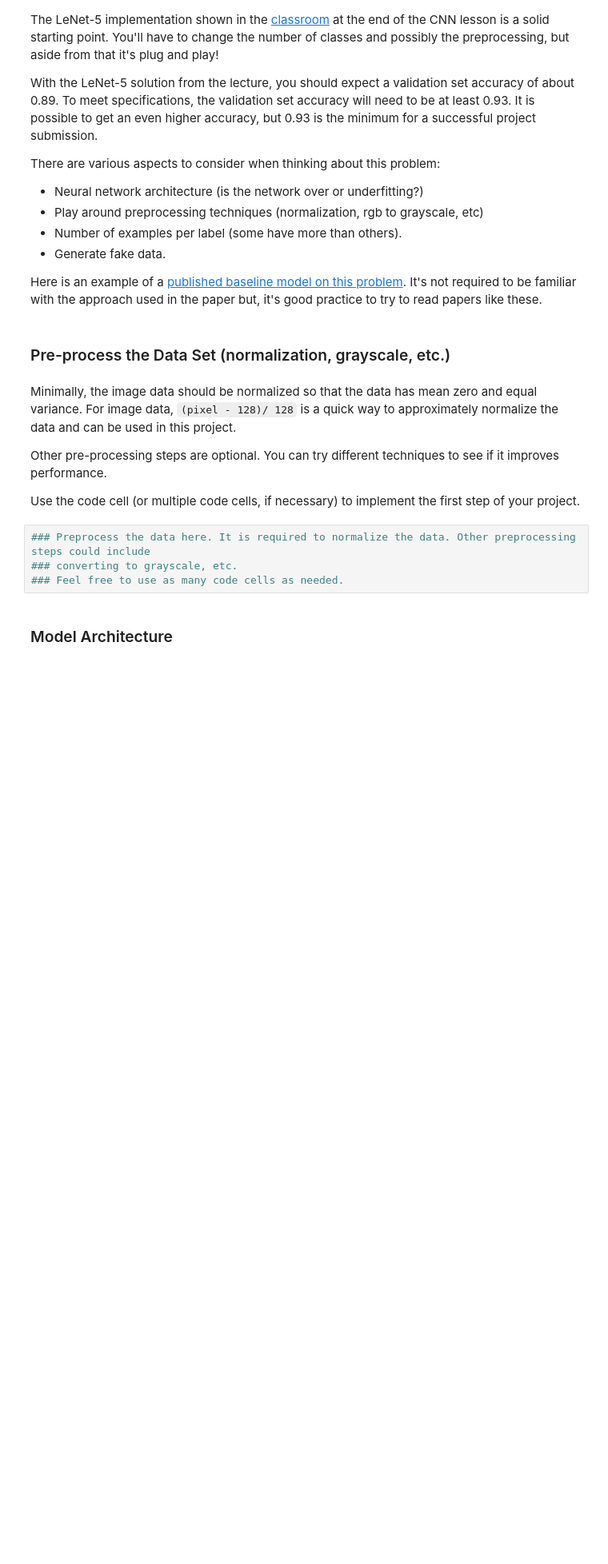
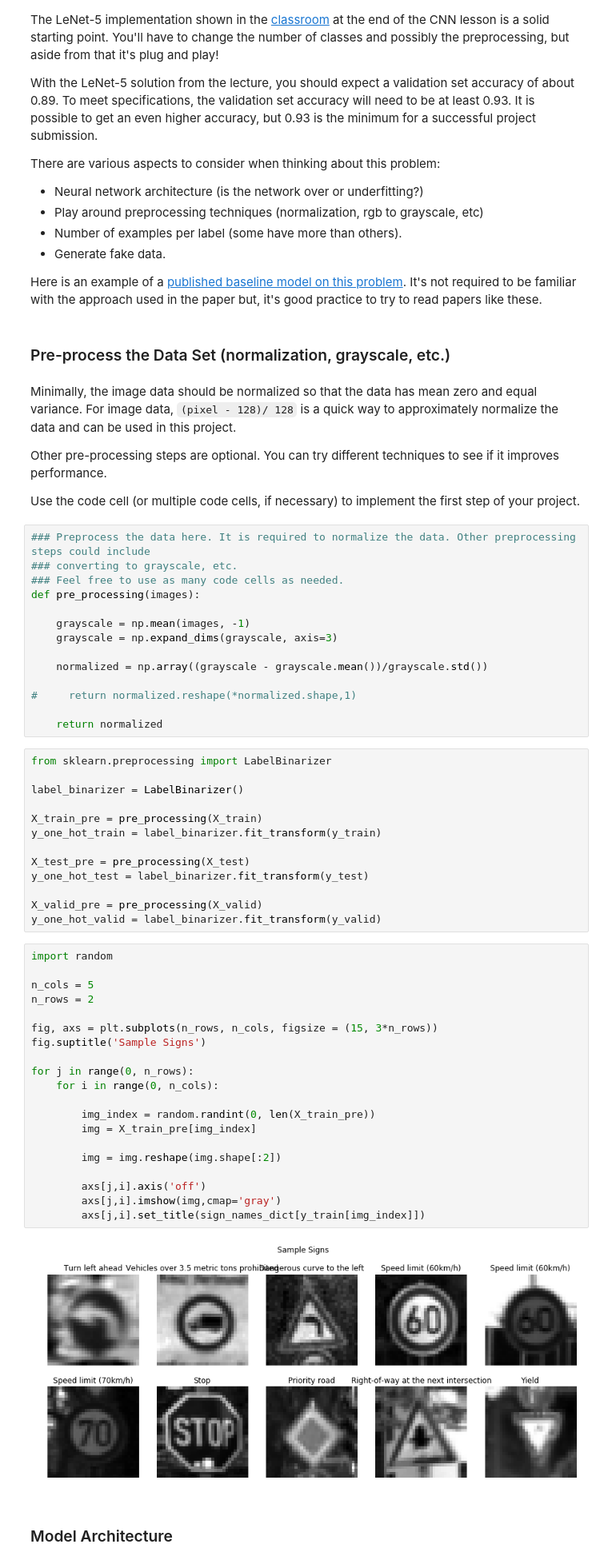
Before and after one commit to cseHdz/CarND-TrafficSignClassifier, a Jupyter notebook: Traffic_Sign_Classifier.ipynb, the cells around one changed output. Shown at 80% size. Saved outputs shown, nothing was run; the diff lists cells and outputs as text; blank space fills up the shorter version.

```diff
--- a/Traffic_Sign_Classifier.ipynb
+++ b/Traffic_Sign_Classifier.ipynb
@@ -208,5 +208,50 @@ Use the code cell (or multiple code cells, if necessary) to implement the first
 ### Preprocess the data here. It is required to normalize the data. Other preprocessing steps could include
 ### converting to grayscale, etc.
 ### Feel free to use as many code cells as needed.
+def pre_processing(images):
+
+    grayscale = np.mean(images, -1)
+    grayscale = np.expand_dims(grayscale, axis=3)
+
+    normalized = np.array((grayscale - grayscale.mean())/grayscale.std())
+
+#     return normalized.reshape(*normalized.shape,1)
+
+    return normalized
+# %%
+from sklearn.preprocessing import LabelBinarizer
+
+label_binarizer = LabelBinarizer()
+
+X_train_pre = pre_processing(X_train)
+y_one_hot_train = label_binarizer.fit_transform(y_train)
+
+X_test_pre = pre_processing(X_test)
+y_one_hot_test = label_binarizer.fit_transform(y_test)
+
+X_valid_pre = pre_processing(X_valid)
+y_one_hot_valid = label_binarizer.fit_transform(y_valid)
+# %%
+import random
+
+n_cols = 5
+n_rows = 2
+
+fig, axs = plt.subplots(n_rows, n_cols, figsize = (15, 3*n_rows))
+fig.suptitle('Sample Signs')
+
+for j in range(0, n_rows):
+    for i in range(0, n_cols):
+
+        img_index = random.randint(0, len(X_train_pre))
+        img = X_train_pre[img_index]
+
+        img = img.reshape(img.shape[:2])
+
+        axs[j,i].axis('off')
+        axs[j,i].imshow(img,cmap='gray')
+        axs[j,i].set_title(sign_names_dict[y_train[img_index]])
+# %% [output]
+[figure, added]
 # %% [markdown]
 ### Model Architecture
```
Also changed, not shown: parts of 33 cells of this notebook, 10 other files.
